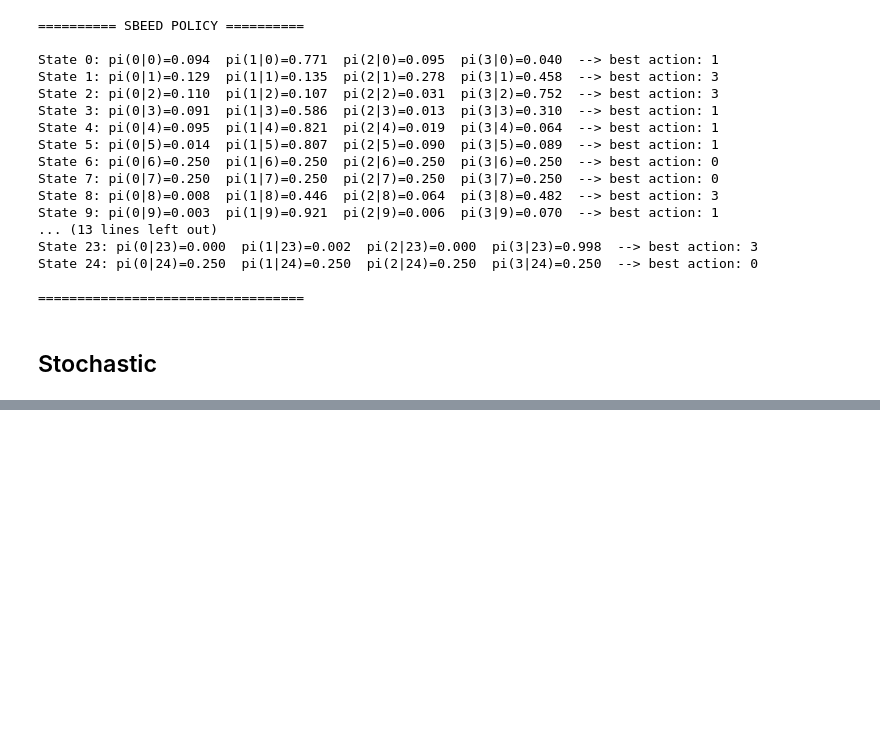
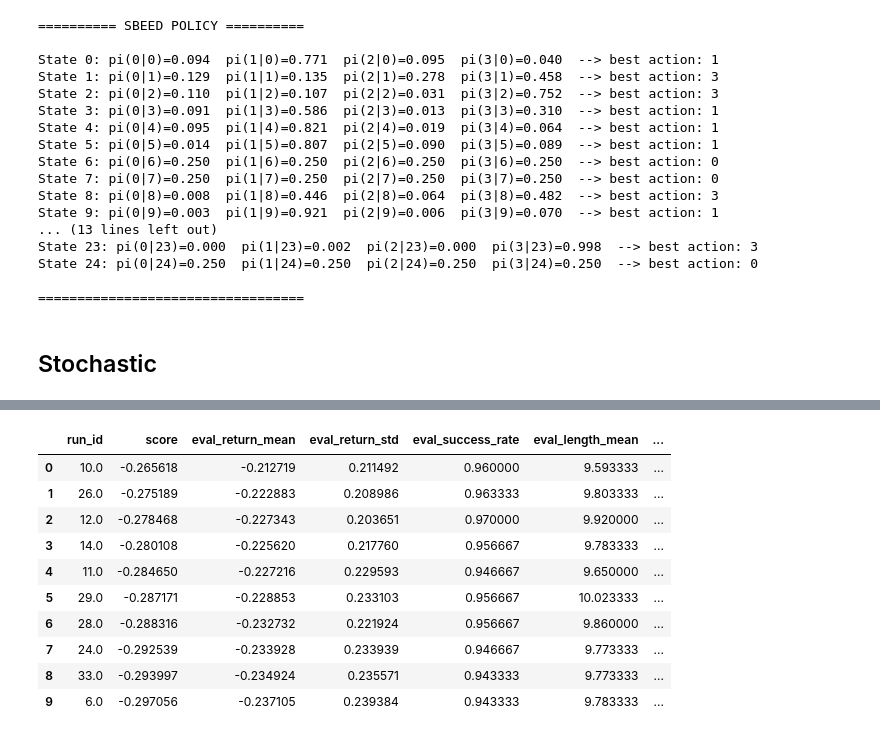
Before and after one commit to maaurod/FOGAS, a Jupyter notebook: experiments/sbeed/notebooks_multistep/tab_grids.ipynb, the cells around one changed output, grey strips where cells are left out. Drawn from its saved outputs; the diff is of its cells as text; code cells hidden in the pictures; blank space fills up the shorter version.

Commit message:
grids more

```diff
--- a/experiments/sbeed/notebooks_multistep/tab_grids.ipynb
+++ b/experiments/sbeed/notebooks_multistep/tab_grids.ipynb
@@ -852,0 +860,78 @@ State 24: pi(0|24)=0.250  pi(1|24)=0.250  pi(2|24)=0.250  pi(3|24)=0.250  --> be
+# %%
+from pathlib import Path
+import csv, ast, json
+
+REPO_ROOT = Path("/home/mauro/Desktop/EMAI/Ljubljana/Thesis/Code")
+RESULT_CSV = REPO_ROOT / "data/results/sbeed/sbeed_tabular_stochastic_grid_search.csv"
+
+def to_num(x):
+    if x is None or x == "":
+        return x
+    try:
+        return float(x)
+    except ValueError:
+        return x
+
+def to_bool(x):
+    return str(x).lower() in {"true", "1", "yes"}
+
+rows = []
+with RESULT_CSV.open() as f:
+    for r in csv.DictReader(f):
+        r = {k: to_num(v) for k, v in r.items()}
+        r["ok"] = to_bool(r["ok"])
+        rows.append(r)
+
+valid = [r for r in rows if r["ok"]]
+valid = sorted(valid, key=lambda r: r["score"], reverse=True)
+
+cols = [
+    "run_id", "score", "eval_return_mean", "eval_return_std",
+    "eval_success_rate", "eval_length_mean",
+    "rollout_length", "lambda_entropy", "eta",
+    "lr_value", "lr_rho", "lr_policy",
+    "fisher_damping", "batch_size", "epsilon",
+]
+
+print(f"Using: {RESULT_CSV}")
+print(f"Loaded {len(rows)} runs, {len(valid)} successful.")
+
+try:
+    import pandas as pd
+    display(pd.DataFrame(valid[:10])[cols])
+except Exception:
+    for i, r in enumerate(valid[:10], 1):
+        print(f"#{i:02d}", {c: r[c] for c in cols})
+
+best = valid[0]
+print("\nBEST CONFIG")
+print(json.dumps({c: best[c] for c in cols}, indent=2))
+
+actions = ast.literal_eval(best["best_actions"])
+probs = ast.literal_eval(best["best_probs"])
+
+arrow = {0: "^", 1: "v", 2: "<", 3: ">"}
+walls = {6, 7, 12}
+goal = 24
+pit = 18
+grid_size = 5
+
+print("\nBEST GREEDY POLICY")
+for r in range(grid_size):
+    cells = []
+    for c in range(grid_size):
+        s = r * grid_size + c
+        if s in walls:
+            cells.append(" X ")
+        elif s == goal:
+            cells.append(" G ")
+        elif s == pit:
+            cells.append(" P ")
+        else:
+            cells.append(f" {arrow[int(actions[s])]} ")
+    print("".join(cells))
+
+print("\nBEST ACTION PROBABILITIES")
+for r in range(grid_size):
+    print(" ".join(f"{probs[r * grid_size + c]:.2f}" for c in range(grid_size)))
+# %% [output]
@@ -852,0 +940,11 @@ State 24: pi(0|24)=0.250  pi(1|24)=0.250  pi(2|24)=0.250  pi(3|24)=0.250  --> be
+|  | run_id | score | eval_return_mean | eval_return_std | eval_success_rate | eval_length_mean | ... |
+| 0 | 10.0 | -0.265618 | -0.212719 | 0.211492 | 0.960000 | 9.593333 | ... |
+| 1 | 26.0 | -0.275189 | -0.222883 | 0.208986 | 0.963333 | 9.803333 | ... |
+| 2 | 12.0 | -0.278468 | -0.227343 | 0.203651 | 0.970000 | 9.920000 | ... |
+| 3 | 14.0 | -0.280108 | -0.225620 | 0.217760 | 0.956667 | 9.783333 | ... |
+| 4 | 11.0 | -0.284650 | -0.227216 | 0.229593 | 0.946667 | 9.650000 | ... |
+| 5 | 29.0 | -0.287171 | -0.228853 | 0.233103 | 0.956667 | 10.023333 | ... |
+| 6 | 28.0 | -0.288316 | -0.232732 | 0.221924 | 0.956667 | 9.860000 | ... |
+| 7 | 24.0 | -0.292539 | -0.233928 | 0.233939 | 0.946667 | 9.773333 | ... |
+| 8 | 33.0 | -0.293997 | -0.234924 | 0.235571 | 0.943333 | 9.773333 | ... |
+| 9 | 6.0 | -0.297056 | -0.237105 | 0.239384 | 0.943333 | 9.783333 | ... |
```
Also changed, not shown: parts of 6 cells of this notebook, 17 other files.
